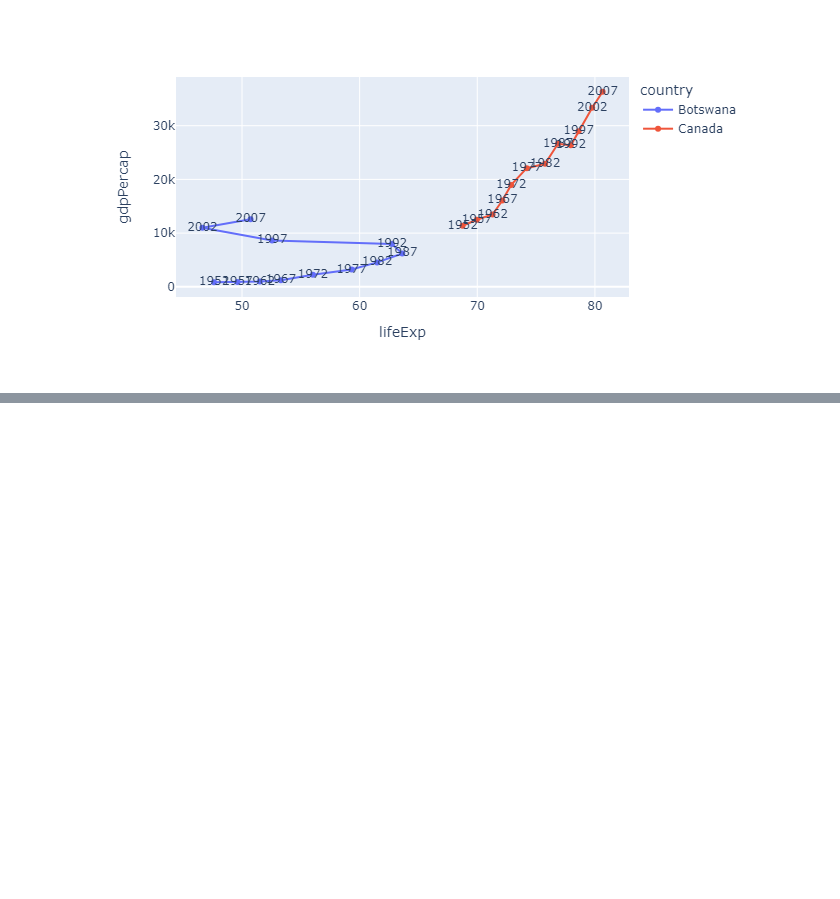
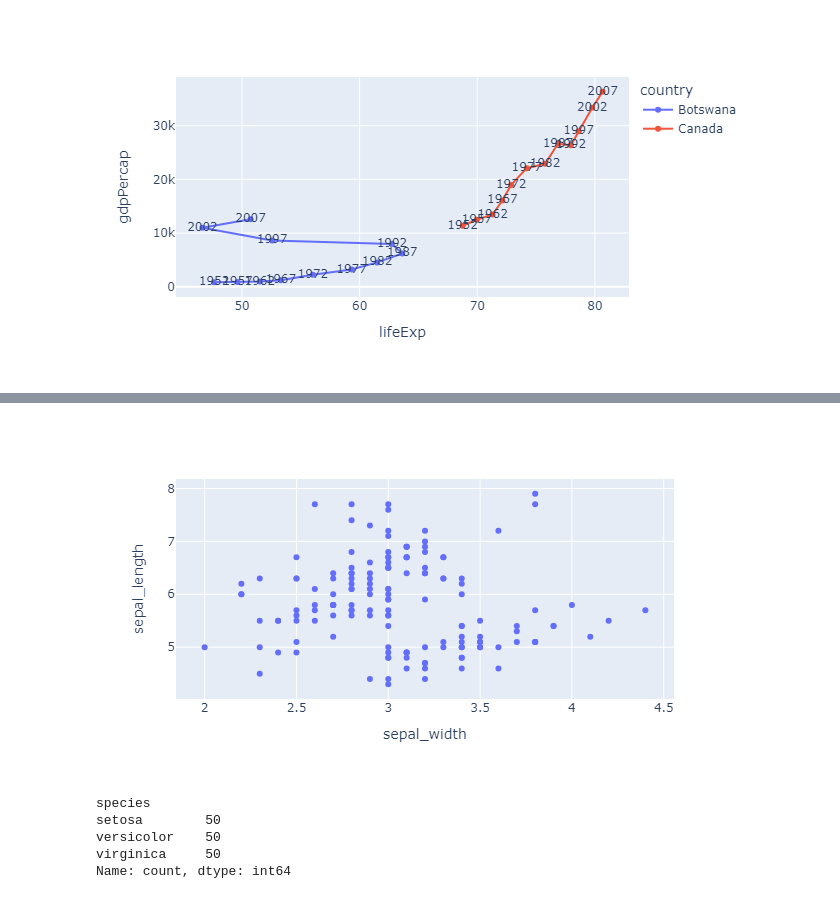
Before and after one commit to Tanay-Dwivedi/DADS-practice, a Jupyter notebook: Python/Plotly/plotly_practice1.ipynb, the cells around one changed output, grey strips where cells are left out. Drawn from its saved outputs; the diff is of its cells as text; code cells hidden in the pictures; blank space fills up the shorter version.

```diff
--- a/Python/Plotly/plotly_practice1.ipynb
+++ b/Python/Plotly/plotly_practice1.ipynb
@@ -304,0 +314,2 @@ fig.show()
+# %%
+df = px.data.iris()
@@ -304,0 +325,13 @@ fig.show()
+# %%
+fig = px.scatter(df, x = "sepal_width", y = "sepal_length")
+fig.show()
+# %% [output]
+[figure, added]
+# %%
+df["species"].value_counts()
+# %% [output]
+species
+setosa        50
+versicolor    50
+virginica     50
+Name: count, dtype: int64
```
Also changed, not shown: parts of 15 cells of this notebook.
